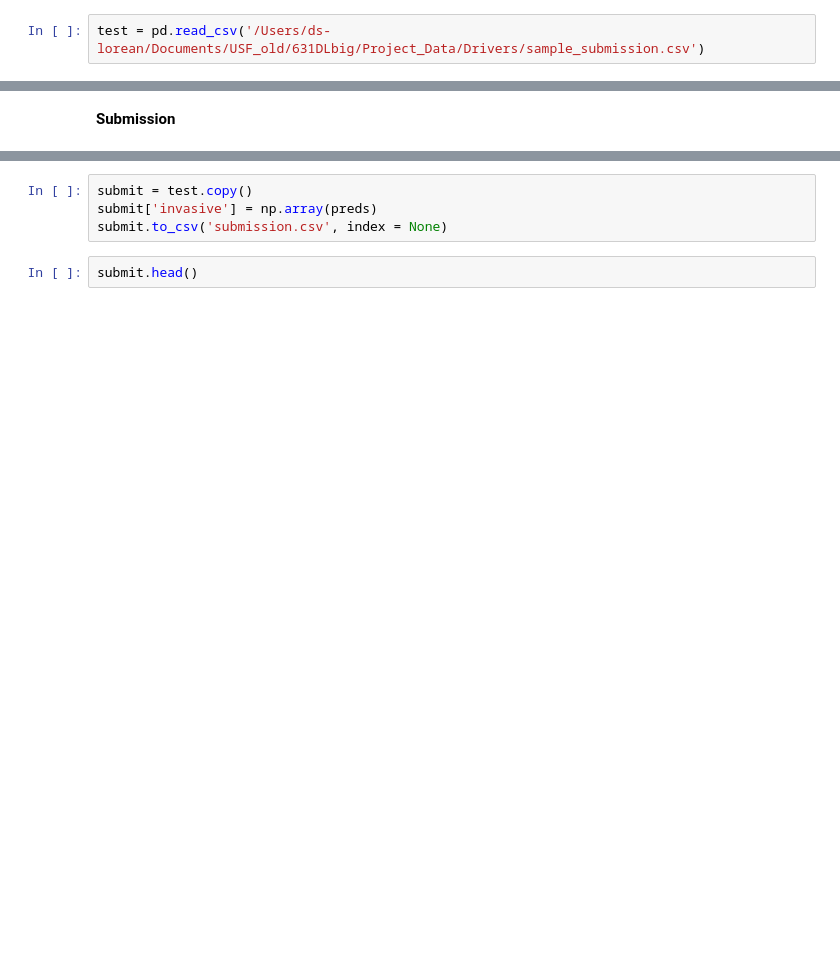
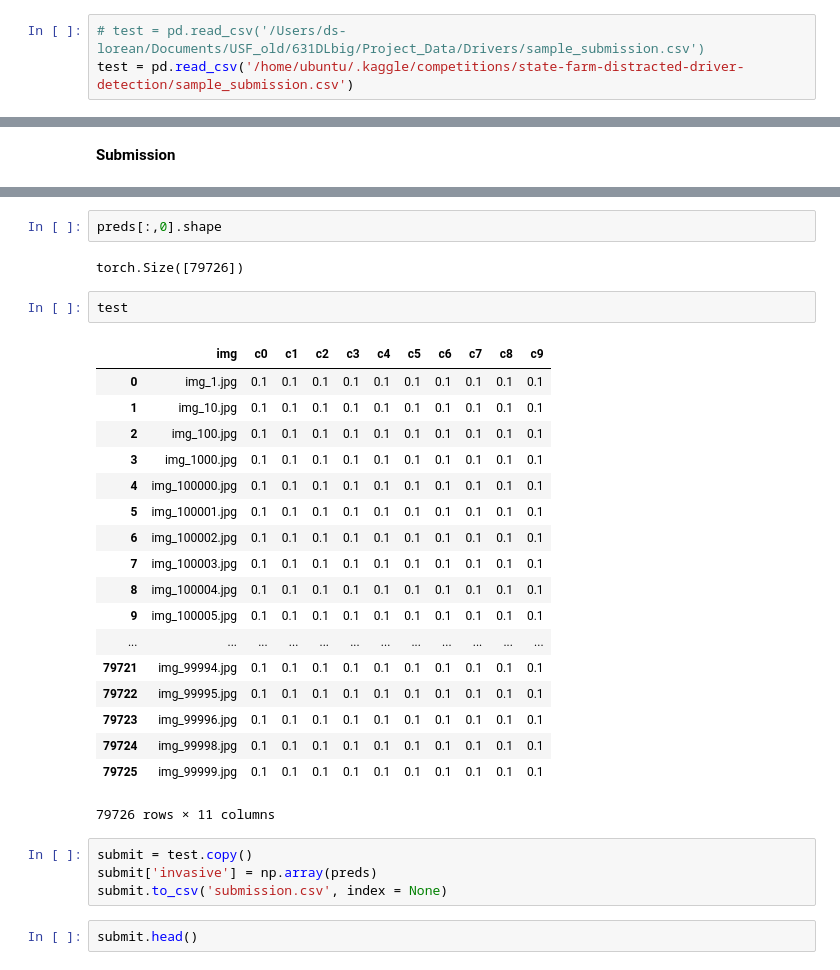
Before and after one commit to yuyun2/dl_distracted_driver, a Jupyter notebook: CNN_dataset_v2.ipynb, the cells around one changed output, grey strips where cells are left out. Saved outputs shown, nothing was run; the diff lists cells and outputs as text; blank space fills up the shorter version.

```diff
--- a/CNN_dataset_v2.ipynb
+++ b/CNN_dataset_v2.ipynb
@@ -654,7 +712,8 @@ def test_preds(model, test_dl):
 # %% [markdown]
 **Test dataset and dataloader**
 # %%
-test = pd.read_csv('/Users/ds-lorean/Documents/USF_old/631DLbig/Project_Data/Drivers/sample_submission.csv')
+# test = pd.read_csv('/Users/ds-lorean/Documents/USF_old/631DLbig/Project_Data/Drivers/sample_submission.csv')
+test = pd.read_csv('/home/ubuntu/.kaggle/competitions/state-farm-distracted-driver-detection/sample_submission.csv')
 # %%
 test.head()
 # %% [output]
@@ -694,3 +833,28 @@ preds.shape
+# %%
+preds[:,0].shape
+# %% [output]
+torch.Size([79726])
+# %%
+test
+# %% [output]
+|  | img | c0 | c1 | c2 | c3 | c4 | c5 | c6 | c7 | c8 | c9 |
+| 0 | img_1.jpg | 0.1 | 0.1 | 0.1 | 0.1 | 0.1 | 0.1 | 0.1 | 0.1 | 0.1 | 0.1 |
+| 1 | img_10.jpg | 0.1 | 0.1 | 0.1 | 0.1 | 0.1 | 0.1 | 0.1 | 0.1 | 0.1 | 0.1 |
+| 2 | img_100.jpg | 0.1 | 0.1 | 0.1 | 0.1 | 0.1 | 0.1 | 0.1 | 0.1 | 0.1 | 0.1 |
+| 3 | img_1000.jpg | 0.1 | 0.1 | 0.1 | 0.1 | 0.1 | 0.1 | 0.1 | 0.1 | 0.1 | 0.1 |
+| 4 | img_100000.jpg | 0.1 | 0.1 | 0.1 | 0.1 | 0.1 | 0.1 | 0.1 | 0.1 | 0.1 | 0.1 |
+| 5 | img_100001.jpg | 0.1 | 0.1 | 0.1 | 0.1 | 0.1 | 0.1 | 0.1 | 0.1 | 0.1 | 0.1 |
+| 6 | img_100002.jpg | 0.1 | 0.1 | 0.1 | 0.1 | 0.1 | 0.1 | 0.1 | 0.1 | 0.1 | 0.1 |
+| 7 | img_100003.jpg | 0.1 | 0.1 | 0.1 | 0.1 | 0.1 | 0.1 | 0.1 | 0.1 | 0.1 | 0.1 |
+| 8 | img_100004.jpg | 0.1 | 0.1 | 0.1 | 0.1 | 0.1 | 0.1 | 0.1 | 0.1 | 0.1 | 0.1 |
+| 9 | img_100005.jpg | 0.1 | 0.1 | 0.1 | 0.1 | 0.1 | 0.1 | 0.1 | 0.1 | 0.1 | 0.1 |
+| ... | ... | ... | ... | ... | ... | ... | ... | ... | ... | ... | ... |
+| 79721 | img_99994.jpg | 0.1 | 0.1 | 0.1 | 0.1 | 0.1 | 0.1 | 0.1 | 0.1 | 0.1 | 0.1 |
+| 79722 | img_99995.jpg | 0.1 | 0.1 | 0.1 | 0.1 | 0.1 | 0.1 | 0.1 | 0.1 | 0.1 | 0.1 |
+| 79723 | img_99996.jpg | 0.1 | 0.1 | 0.1 | 0.1 | 0.1 | 0.1 | 0.1 | 0.1 | 0.1 | 0.1 |
+| 79724 | img_99998.jpg | 0.1 | 0.1 | 0.1 | 0.1 | 0.1 | 0.1 | 0.1 | 0.1 | 0.1 | 0.1 |
+| 79725 | img_99999.jpg | 0.1 | 0.1 | 0.1 | 0.1 | 0.1 | 0.1 | 0.1 | 0.1 | 0.1 | 0.1 |
+79726 rows × 11 columns
 # %%
 submit = test.copy()
 submit['invasive'] = np.array(preds)
```
Also changed, not shown: parts of 38 cells of this notebook.
